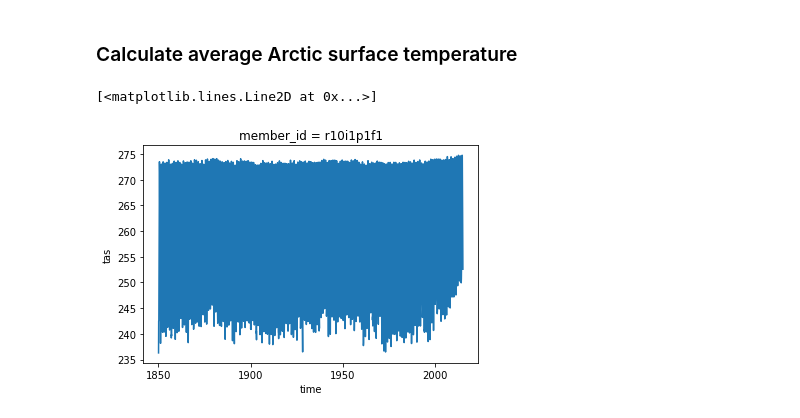
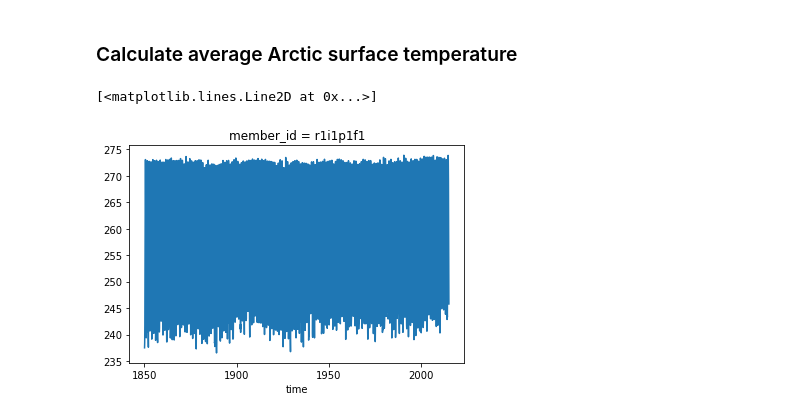
Before and after one commit to smithmadisonm/cmip6-seaice-temp-sensitivity, a Jupyter notebook: notebooks/combined_notebook.ipynb, the cells around one changed output. Saved outputs shown, nothing was run; the diff lists cells and outputs as text; code cells hidden in the pictures.

```diff
--- a/notebooks/combined_notebook.ipynb
+++ b/notebooks/combined_notebook.ipynb
@@ -90,0 +89,4 @@ for key, item in sidset_dict.items():
+# %%
+print(models_intersect)
+m=models_intersect[5] #Will loop over all of these later
+print(m)
@@ -128,8 +137,8 @@ plt.legend()
 # %% [markdown]
 ### Calculate average Arctic surface temperature
 # %%
-ts_tas_ArcticAve = si.AverageArctic_airtemperature(tas_dict[m]['tas'],0)
-ts_tas_ArcticAve.plot()
+ts_tas_ArcticAve = si.arctic_mean(tas_dict[m],tas_dict[m]['tas'],70)
+ts_tas_ArcticAve[0,:].plot()
 # %% [output]
 [<matplotlib.lines.Line2D at 0x...>]
-[figure, old version]
+[figure, new version]
```
Also changed, not shown: parts of 19 cells of this notebook.
